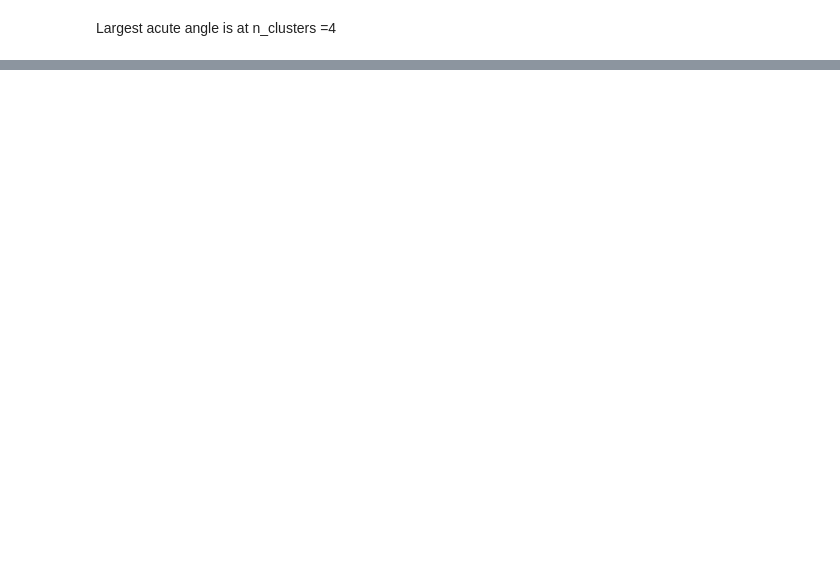
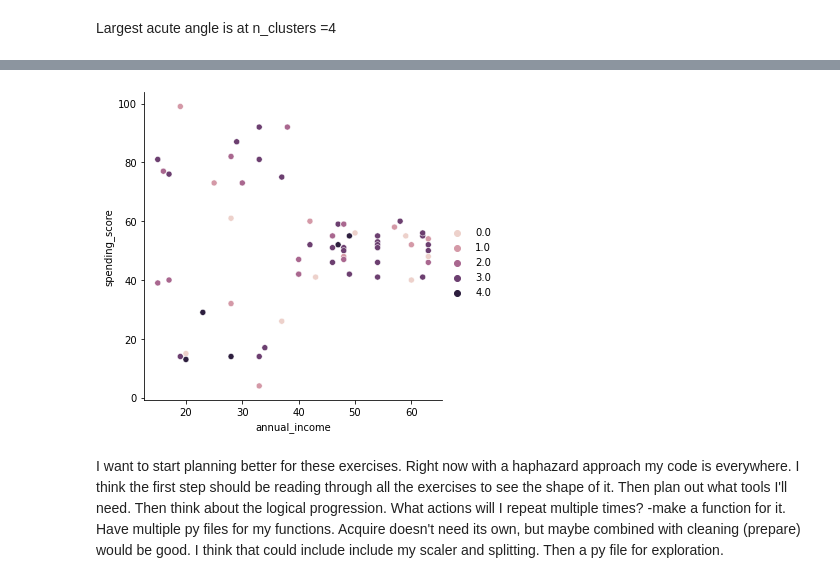
Before and after one commit to richie-p-meyer/clustering-exercises, a Jupyter notebook: modeling.ipynb, the cells around one changed output, grey strips where cells are left out. Saved outputs shown, nothing was run; the diff lists cells and outputs as text; code cells hidden in the pictures; blank space fills up the shorter version.

```diff
--- a/modeling.ipynb
+++ b/modeling.ipynb
@@ -106,0 +153,6 @@ kmeans.predict(X_train[['annual_income','spending_score','age']])
+# %%
+plot_kmeans_cluster(unscaled,5)
+# %% [output]
+[figure, added]
+# %% [markdown]
+I want to start planning better for these exercises. Right now with a haphazard approach my code is everywhere. I think the first step should be reading through all the exercises to see the shape of it. Then plan out what tools I'll need. Then think about the logical progression. What actions will I repeat multiple times? -make a function for it. Have multiple py files for my functions. Acquire doesn't need its own, but maybe combined with cleaning (prepare) would be good. I think that could include include my scaler and splitting. Then a py file for exploration.
```
Also changed, not shown: parts of 14 cells of this notebook, 1 other file.
